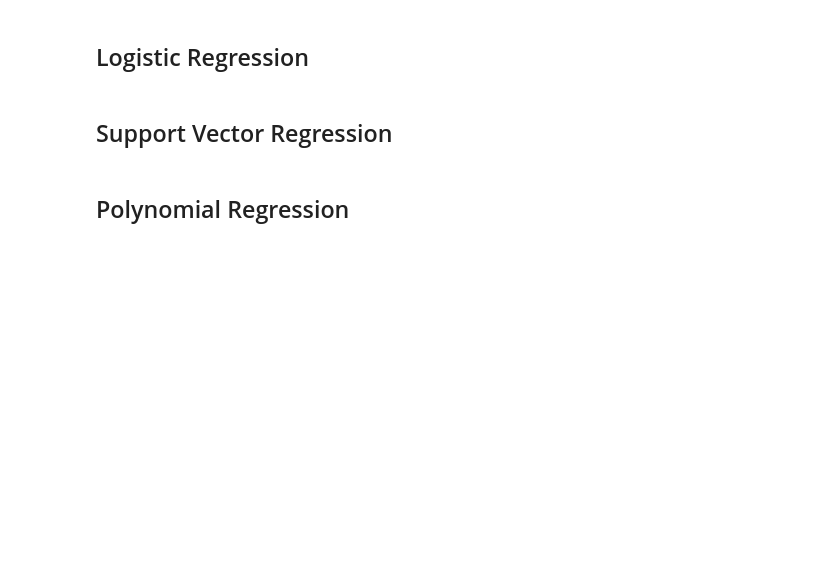
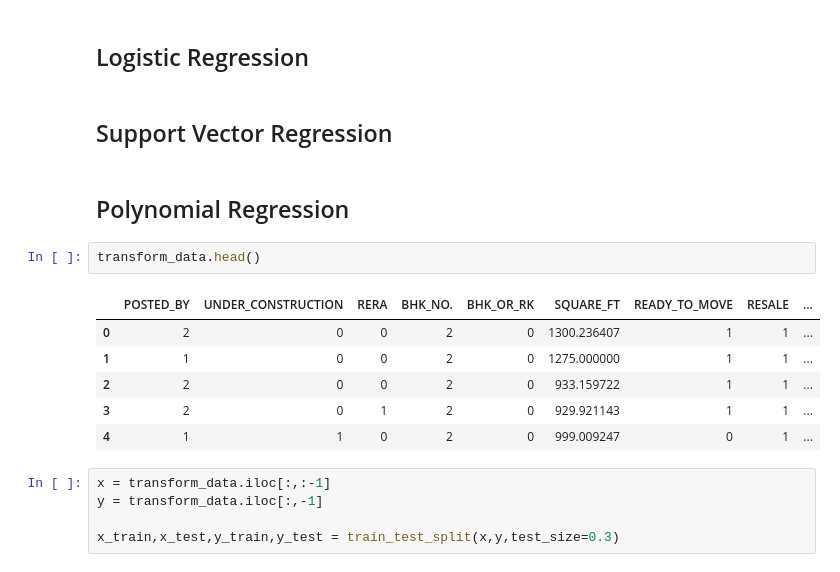
Before and after one commit to ethender/masterssemsterc, a Jupyter notebook: pricesprediction.ipynb, the cells around one changed output. Saved outputs shown, nothing was run; the diff lists cells and outputs as text; blank space fills up the shorter version.

```diff
--- a/pricesprediction.ipynb
+++ b/pricesprediction.ipynb
@@ -622,3 +622,17 @@ rmse.std()
 ## Support Vector Regression
 # %% [markdown]
 ## Polynomial Regression
+# %%
+transform_data.head()
+# %% [output]
+|  | POSTED_BY | UNDER_CONSTRUCTION | RERA | BHK_NO. | BHK_OR_RK | SQUARE_FT | READY_TO_MOVE | RESALE | ... |
+| 0 | 2 | 0 | 0 | 2 | 0 | 1300.236407 | 1 | 1 | ... |
+| 1 | 1 | 0 | 0 | 2 | 0 | 1275.000000 | 1 | 1 | ... |
+| 2 | 2 | 0 | 0 | 2 | 0 | 933.159722 | 1 | 1 | ... |
+| 3 | 2 | 0 | 1 | 2 | 0 | 929.921143 | 1 | 1 | ... |
+| 4 | 1 | 1 | 0 | 2 | 0 | 999.009247 | 0 | 1 | ... |
+# %%
+x = transform_data.iloc[:,:-1]
+y = transform_data.iloc[:,-1]
+
+x_train,x_test,y_train,y_test = train_test_split(x,y,test_size=0.3)
```
Also changed, not shown: parts of 9 cells of this notebook.
